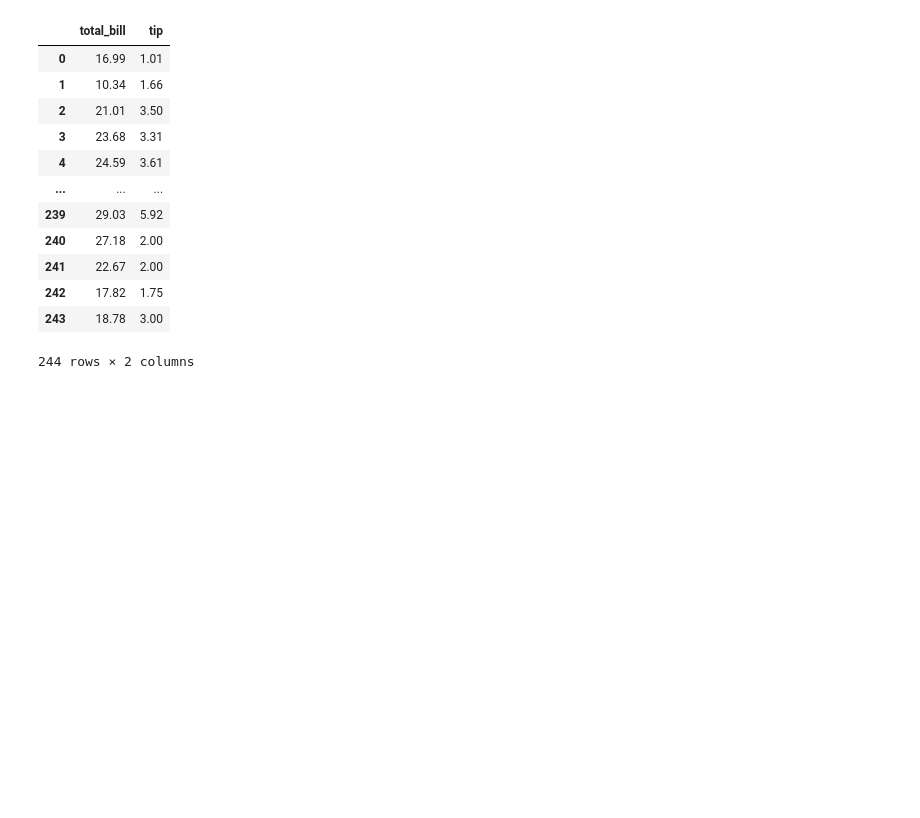
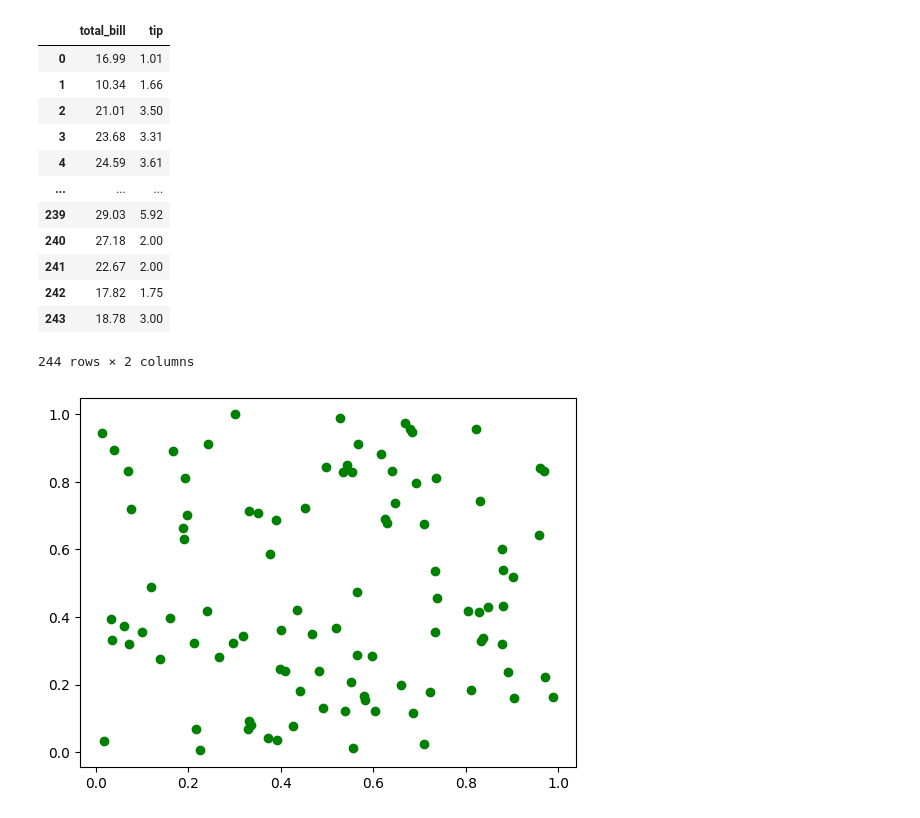
Before and after one commit to 0sirion/emptyrepo, a Jupyter notebook: dataframe.ipynb, the cells around one changed output. Saved outputs shown, nothing was run; the diff lists cells and outputs as text; code cells hidden in the pictures; blank space fills up the shorter version.

```diff
--- a/dataframe.ipynb
+++ b/dataframe.ipynb
@@ -101,0 +106,8 @@ df[['total_bill','tip']]
+# %%
+x = rand(100)
+y = rand(100)
+plt.scatter(x,y,color='green');
+
+#plot.show() mostra il plot in .py
+# %% [output]
+[figure, added]
```
Also changed, not shown: parts of 7 cells of this notebook, 3 other files.
